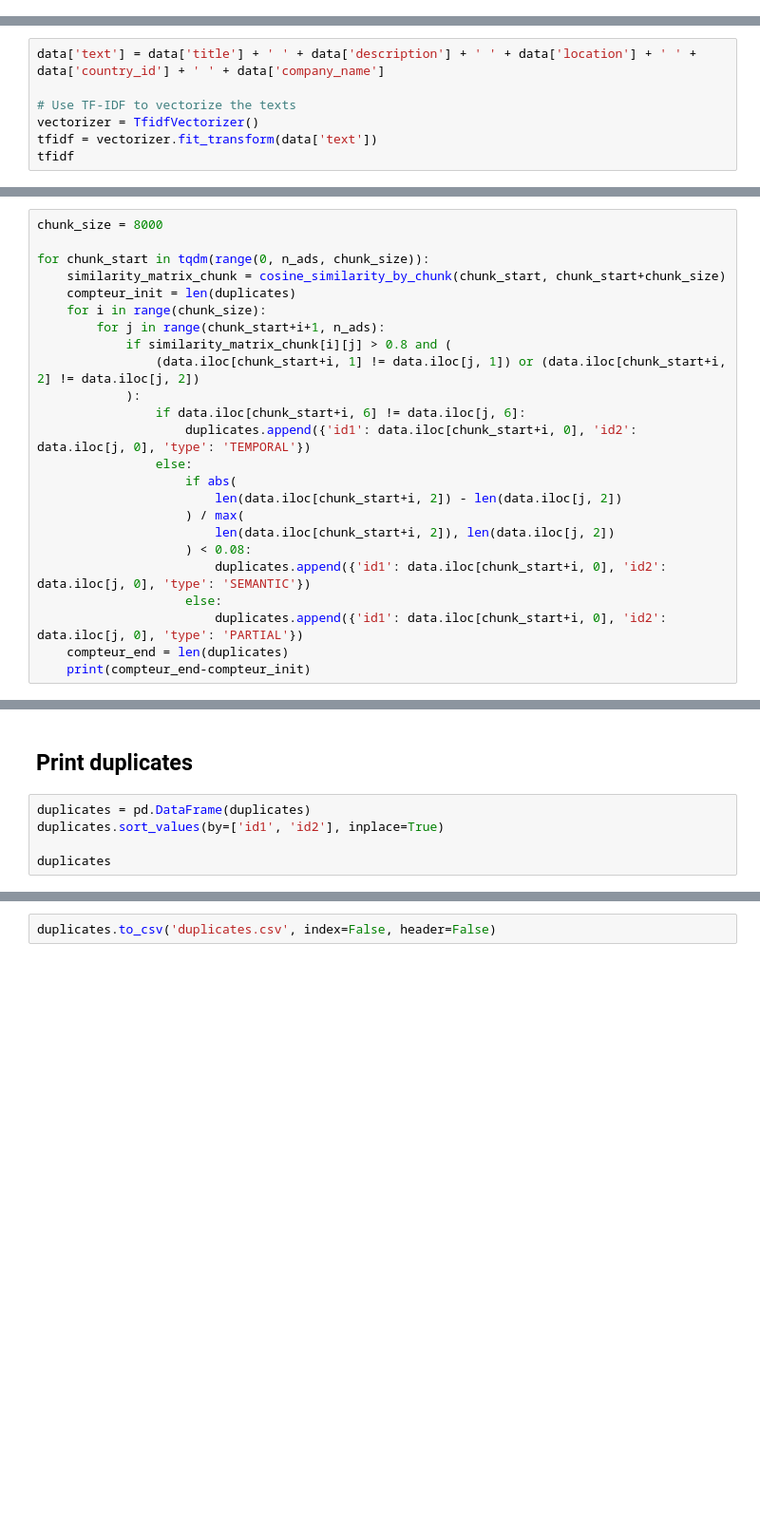
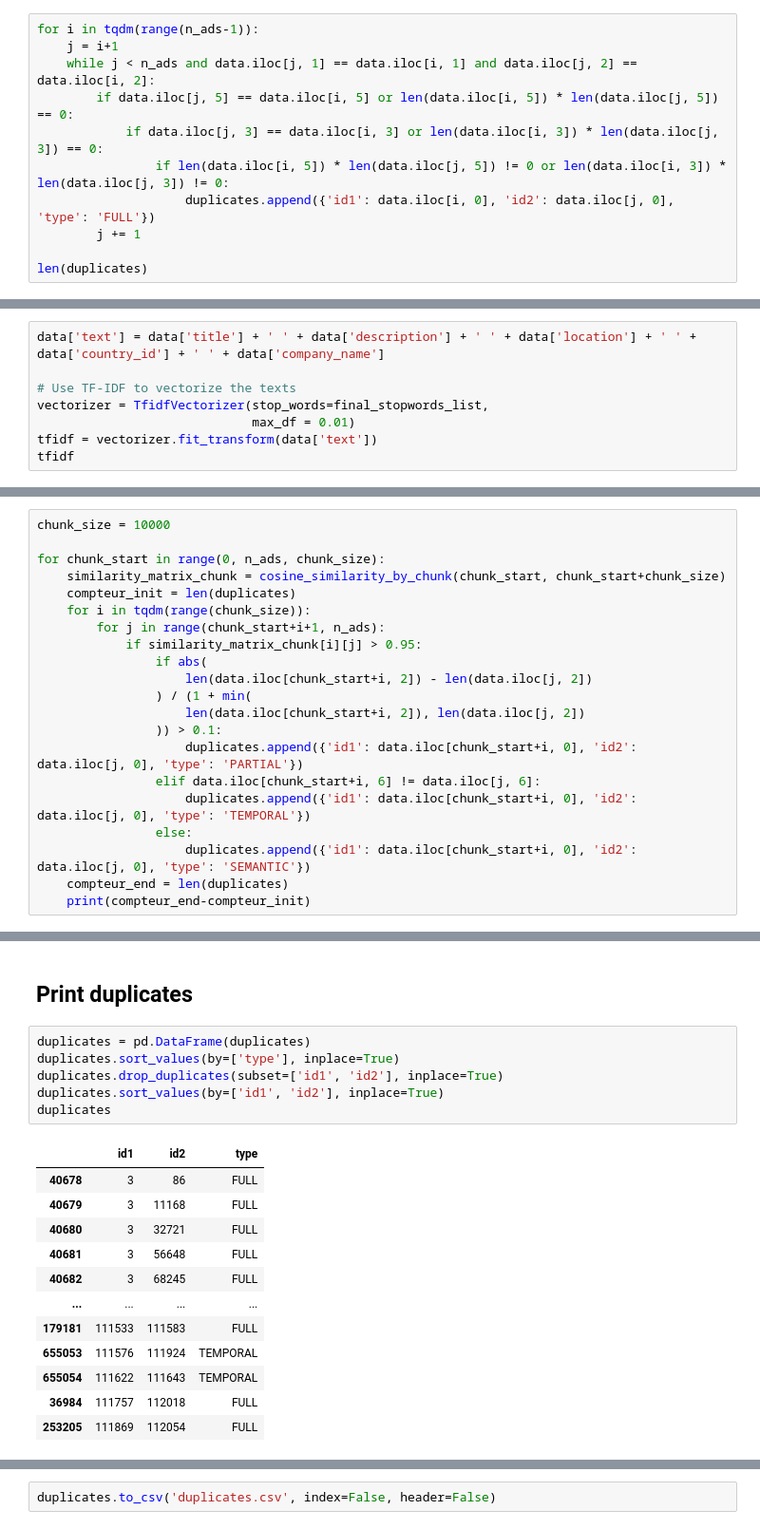
Before and after one commit to antoine-palazz/deduplication, a Jupyter notebook: first_experimentations.ipynb, the cells around one changed output, grey strips where cells are left out. Shown at 95% size. Cells and saved outputs as stored; diff of their text form; blank space fills up the shorter version.

```diff
--- a/first_experimentations.ipynb
+++ b/first_experimentations.ipynb
@@ -91,0 +134,11 @@ while i < n_ads and j < n_ads:
+# %%
+for i in tqdm(range(n_ads-1)):
+    j = i+1
+    while j < n_ads and data.iloc[j, 1] == data.iloc[i, 1] and data.iloc[j, 2] == data.iloc[i, 2]:
+        if data.iloc[j, 5] == data.iloc[i, 5] or len(data.iloc[i, 5]) * len(data.iloc[j, 5]) == 0:
+            if data.iloc[j, 3] == data.iloc[i, 3] or len(data.iloc[i, 3]) * len(data.iloc[j, 3]) == 0:
+                if len(data.iloc[i, 5]) * len(data.iloc[j, 5]) != 0 or len(data.iloc[i, 3]) * len(data.iloc[j, 3]) != 0:
+                    duplicates.append({'id1': data.iloc[i, 0], 'id2': data.iloc[j, 0], 'type': 'FULL'})
+        j += 1
+
+len(duplicates)
@@ -101,6 +173,7 @@ data.sort_values(by=['id'], inplace=True)
 data['text'] = data['title'] + ' ' + data['description'] + ' ' + data['location'] + ' ' + data['country_id'] + ' ' + data['company_name']
 
 # Use TF-IDF to vectorize the texts
-vectorizer = TfidfVectorizer()
+vectorizer = TfidfVectorizer(stop_words=final_stopwords_list,
+                             max_df = 0.01)
 tfidf = vectorizer.fit_transform(data['text'])
 tfidf
@@ -135,26 +211,23 @@ def cosine_similarity_by_chunk(start, end):
         end = n_ads
     return cosine_similarity(X=tfidf[start:end], Y=tfidf)
 # %%
-chunk_size = 8000
+chunk_size = 10000
 
-for chunk_start in tqdm(range(0, n_ads, chunk_size)):
+for chunk_start in range(0, n_ads, chunk_size):
     similarity_matrix_chunk = cosine_similarity_by_chunk(chunk_start, chunk_start+chunk_size)
     compteur_init = len(duplicates)
-    for i in range(chunk_size):
+    for i in tqdm(range(chunk_size)):
         for j in range(chunk_start+i+1, n_ads):
-            if similarity_matrix_chunk[i][j] > 0.8 and (
-                (data.iloc[chunk_start+i, 1] != data.iloc[j, 1]) or (data.iloc[chunk_start+i, 2] != data.iloc[j, 2])
-            ):
-                if data.iloc[chunk_start+i, 6] != data.iloc[j, 6]:
+            if similarity_matrix_chunk[i][j] > 0.95:
+                if abs(
+                    len(data.iloc[chunk_start+i, 2]) - len(data.iloc[j, 2])
+                ) / (1 + min(
+                    len(data.iloc[chunk_start+i, 2]), len(data.iloc[j, 2])
+                )) > 0.1:
+                    duplicates.append({'id1': data.iloc[chunk_start+i, 0], 'id2': data.iloc[j, 0], 'type': 'PARTIAL'})
+                elif data.iloc[chunk_start+i, 6] != data.iloc[j, 6]:
                     duplicates.append({'id1': data.iloc[chunk_start+i, 0], 'id2': data.iloc[j, 0], 'type': 'TEMPORAL'})
                 else:
-                    if abs(
-                        len(data.iloc[chunk_start+i, 2]) - len(data.iloc[j, 2])
-                    ) / max(
-                        len(data.iloc[chunk_start+i, 2]), len(data.iloc[j, 2])
-                    ) < 0.08:
-                        duplicates.append({'id1': data.iloc[chunk_start+i, 0], 'id2': data.iloc[j, 0], 'type': 'SEMANTIC'})
-                    else:
-                        duplicates.append({'id1': data.iloc[chunk_start+i, 0], 'id2': data.iloc[j, 0], 'type': 'PARTIAL'})
+                    duplicates.append({'id1': data.iloc[chunk_start+i, 0], 'id2': data.iloc[j, 0], 'type': 'SEMANTIC'})
     compteur_end = len(duplicates)
     print(compteur_end-compteur_init)
@@ -162,6 +248,20 @@ for chunk_start in tqdm(range(0, n_ads, chunk_size)):
 ## Print duplicates
 # %%
 duplicates = pd.DataFrame(duplicates)
+duplicates.sort_values(by=['type'], inplace=True)
+duplicates.drop_duplicates(subset=['id1', 'id2'], inplace=True)
 duplicates.sort_values(by=['id1', 'id2'], inplace=True)
-
 duplicates
+# %% [output]
+|  | id1 | id2 | type |
+| 40678 | 3 | 86 | FULL |
+| 40679 | 3 | 11168 | FULL |
+| 40680 | 3 | 32721 | FULL |
+| 40681 | 3 | 56648 | FULL |
+| 40682 | 3 | 68245 | FULL |
+| ... | ... | ... | ... |
+| 179181 | 111533 | 111583 | FULL |
+| 655053 | 111576 | 111924 | TEMPORAL |
+| 655054 | 111622 | 111643 | TEMPORAL |
+| 36984 | 111757 | 112018 | FULL |
+| 253205 | 111869 | 112054 | FULL |
```
Also changed, not shown: parts of 21 cells of this notebook, 1 other file.
